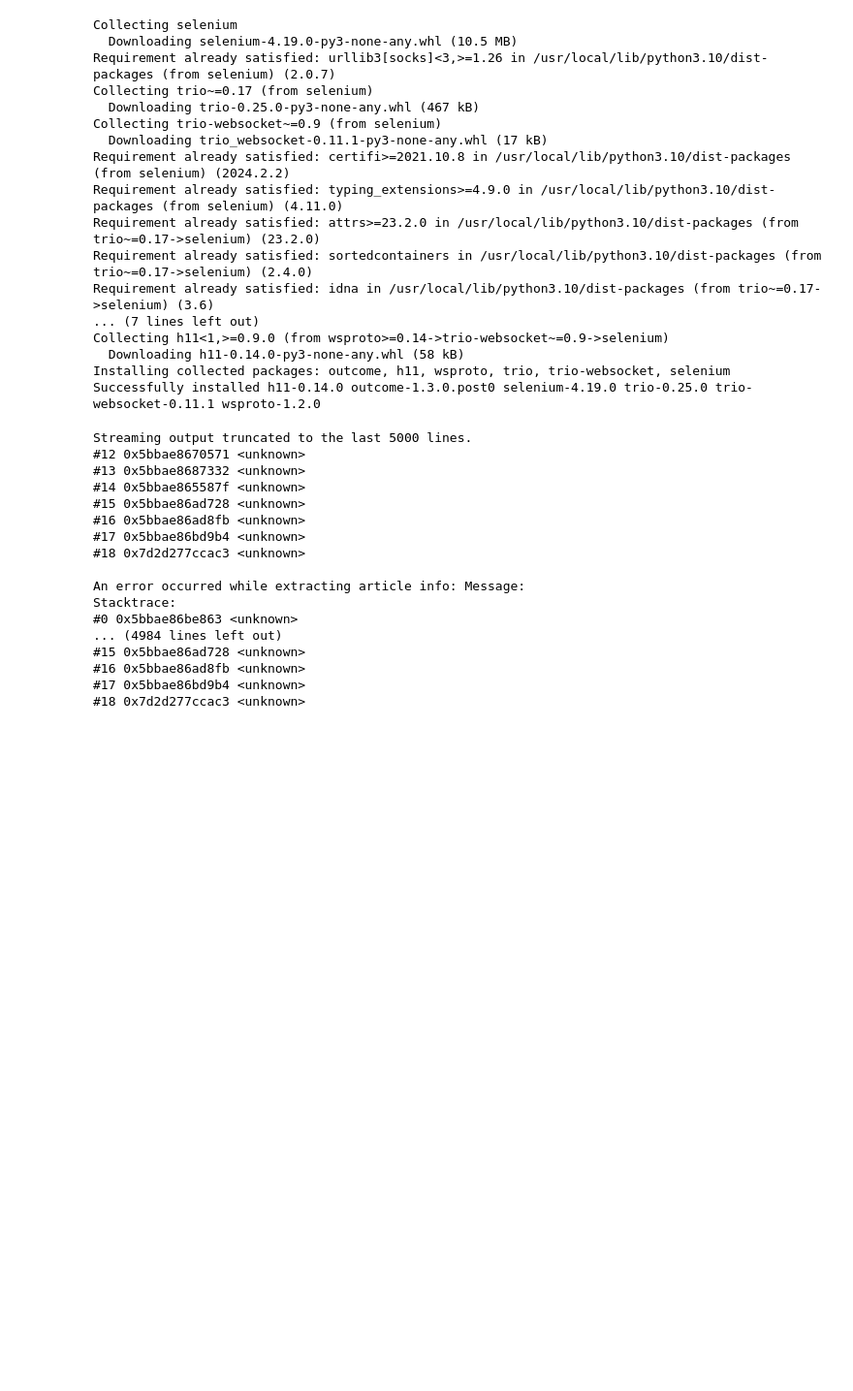
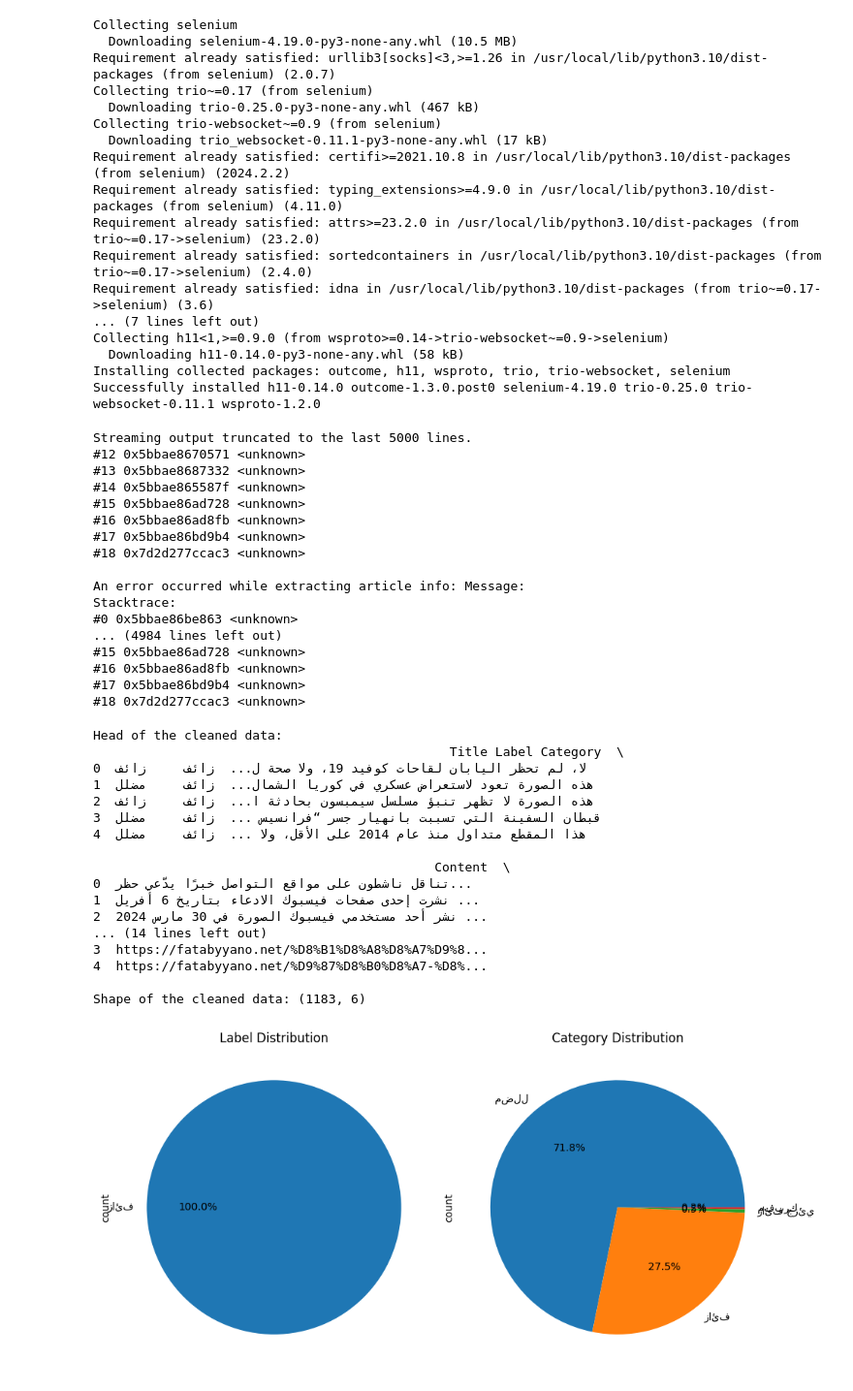
Before and after one commit to Nahla-yasmine/Arabic-News-Scraper, a Jupyter notebook: FATABAYYANO/FATABAYANO_webscrapper.ipynb, the cells around one changed output. Shown at 97% size. Drawn from its saved outputs; the diff is of its cells as text; code cells hidden in the pictures; blank space fills up the shorter version.

```diff
--- a/FATABAYYANO/FATABAYANO_webscrapper.ipynb
+++ b/FATABAYYANO/FATABAYANO_webscrapper.ipynb
@@ -167,3 +167,63 @@ Stacktrace:
 #16 0x5bbae86ad8fb <unknown>
 #17 0x5bbae86bd9b4 <unknown>
 #18 0x7d2d277ccac3 <unknown>
+# %%
+import pandas as pd
+import matplotlib.pyplot as plt
+
+# Read the CSV file
+df = pd.read_csv("/content/FATABAYYANO_articles_RAW_data.csv")
+
+# Display the head of the cleaned data
+print("Head of the cleaned data:")
+print(df.head())
+
+# Display the shape of the cleaned data
+print("\nShape of the cleaned data:", df.shape)
+# Remove duplicates
+df.drop_duplicates(inplace=True)
+
+# Remove rows with empty Title and blank or NA Content
+df = df.dropna(subset=['Title'])
+df = df[df['Content'].notna()]
+
+# Fill empty Content with Title
+df['Content'].fillna(df['Title'], inplace=True)
+
+# Generate a new CSV file
+df.to_csv("/content/FATABAYYANO_articles_cleaned_data.csv", index=False)
+
+# Visualization
+plt.figure(figsize=(10, 5))
+
+# Pie chart for Label
+plt.subplot(1, 2, 1)
+df['Label'].value_counts().plot(kind='pie', autopct='%1.1f%%')
+plt.title('Label Distribution')
+
+# Pie chart for Category
+plt.subplot(1, 2, 2)
+df['Category'].value_counts().plot(kind='pie', autopct='%1.1f%%')
+plt.title('Category Distribution')
+
+plt.tight_layout()
+plt.show()
+# %% [output]
+Head of the cleaned data:
+                                               Title Label Category  \
+0  لا، لم تحظر اليابان لقاحات كوفيد 19، ولا صحة ل...  زائف     زائف
+1  هذه الصورة تعود لاستعراض عسكري في كوريا الشمال...  زائف     مضلل
+2  هذه الصورة لا تظهر تنبؤ مسلسل سيمبسون بحادثة ا...  زائف     زائف
+3  قبطان السفينة التي تسببت بانهيار جسر “فرانسيس ...  زائف     مضلل
+4  هذا المقطع متداول منذ عام 2014 على الأقل، ولا ...  زائف     مضلل
+
+                                             Content  \
+0  تناقل ناشطون على مواقع التواصل خبرًا يدّعي حظر...
+1  نشرت إحدى صفحات فيسبوك الادعاء بتاريخ 6 أفريل ...
+2  نشر أحد مستخدمي فيسبوك الصورة في 30 مارس 2024 ...
+... (14 lines left out)
+3  https://fatabyyano.net/%D8%B1%D8%A8%D8%A7%D9%8...
+4  https://fatabyyano.net/%D9%87%D8%B0%D8%A7-%D8%...
+
+Shape of the cleaned data: (1183, 6)
+[figure, added]
```
Also changed, not shown: parts of 2 cells of this notebook.
